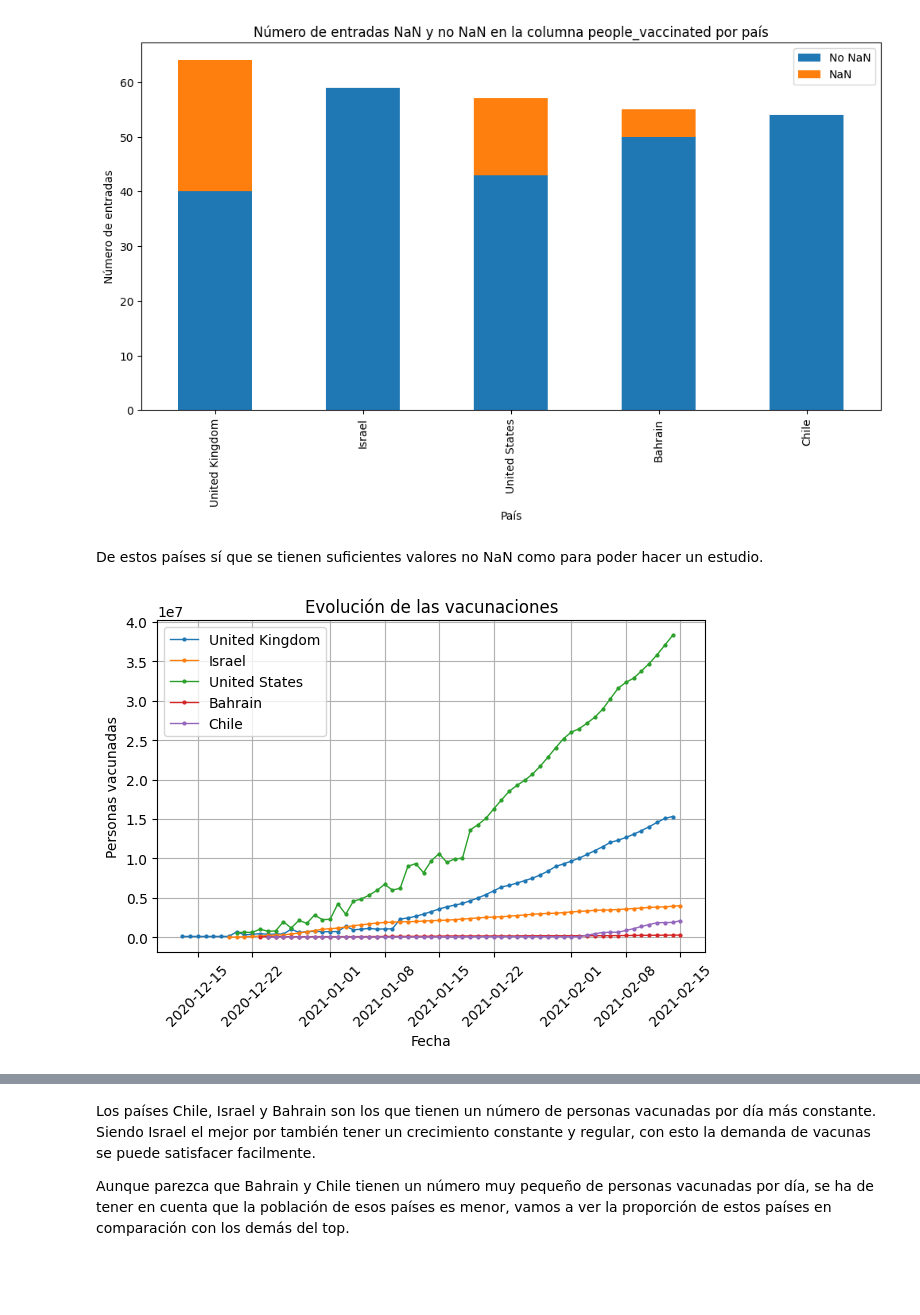
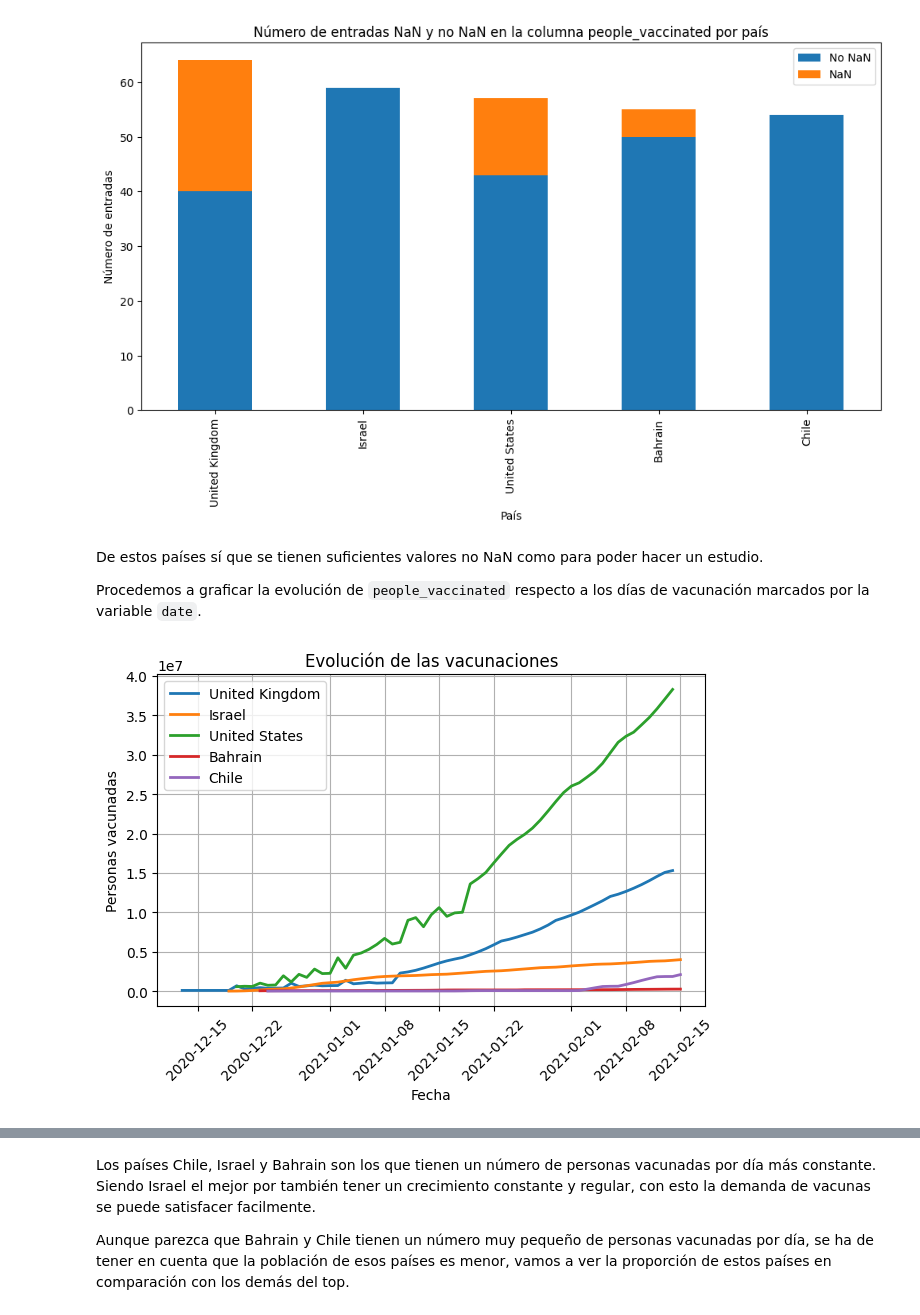
Before and after one commit to CeliaDiazSanchez/Data-Mining, a Jupyter notebook: LAB01_Ana_pruebas.ipynb, the cells around one changed output, grey strips where cells are left out. Drawn from its saved outputs; the diff is of its cells as text; code cells hidden in the pictures; blank space fills up the shorter version.

```diff
--- a/LAB01_Ana_pruebas.ipynb
+++ b/LAB01_Ana_pruebas.ipynb
@@ -297,8 +300,8 @@ Solo con el primer día de vacunación vemos que los datos coinciden.
 # con people vaccinated de los 4 paises si su suma da UK
 suma_individuals = 0
 for pais in conteo[:4].index:
-  suma_individuals = df[df['country'] == pais].iloc[33]['people_vaccinated'] + suma_individuals
+  suma_individuals = df[df['country'] == pais].iloc[0]['people_vaccinated'] + suma_individuals
 print(suma_individuals)
-suma_UK = df[df['country'] == 'United Kingdom'].iloc[33]['people_vaccinated']
+suma_UK = df[df['country'] == 'United Kingdom'].iloc[0]['people_vaccinated']
 print(suma_UK)
 # %% [output]
@@ -440,30 +429,32 @@ plt.show()
 [figure]
 # %% [markdown]
 De estos países sí que se tienen suficientes valores no NaN como para poder hacer un estudio.
+
+Procedemos a graficar la evolución de `people_vaccinated` respecto a los días de vacunación marcados por la variable `date`.
 # %%
 import matplotlib.pyplot as plt
 for pais in conteo[:5].index:
   top5 = df[df['country'] == pais]
-  plt.plot(top5['date'], top5['people_vaccinated'], marker='o', markersize=2, linewidth=1)
+  plt.plot(top5['date'], top5['people_vaccinated'],  linewidth=2)
   plt.legend(pais)
 # Crear el gráfico de líneas
 
 plt.legend(conteo[:5].index)
 # Configurar el título y etiquetas de los ejes
 plt.title('Evolución de las vacunaciones')
 plt.xlabel('Fecha')
 plt.ylabel('Personas vacunadas')
 
 # Rotar las etiquetas del eje x para mejorar la legibilidad
 plt.xticks(rotation=45)
 
 # Mostrar el gráfico
 plt.grid(True)
 plt.tight_layout()
 # Leyenda
 
 plt.show()
 # %% [output]
-[figure, old version]
+[figure, new version]
 # %%
 # TODO analizar plan de vacunacion de los paises (tipo vacuna y demas)
```
Also changed, not shown: parts of 17 cells of this notebook.
